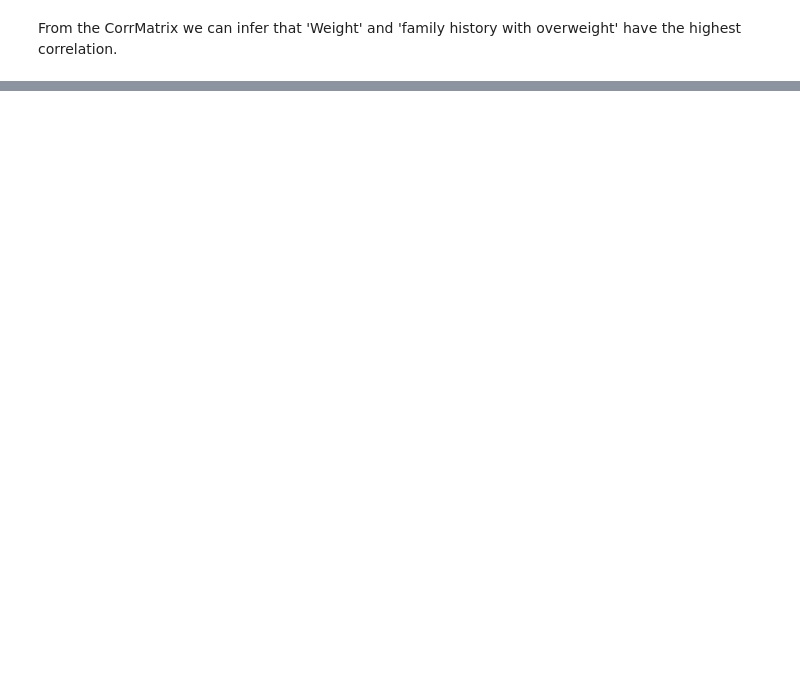
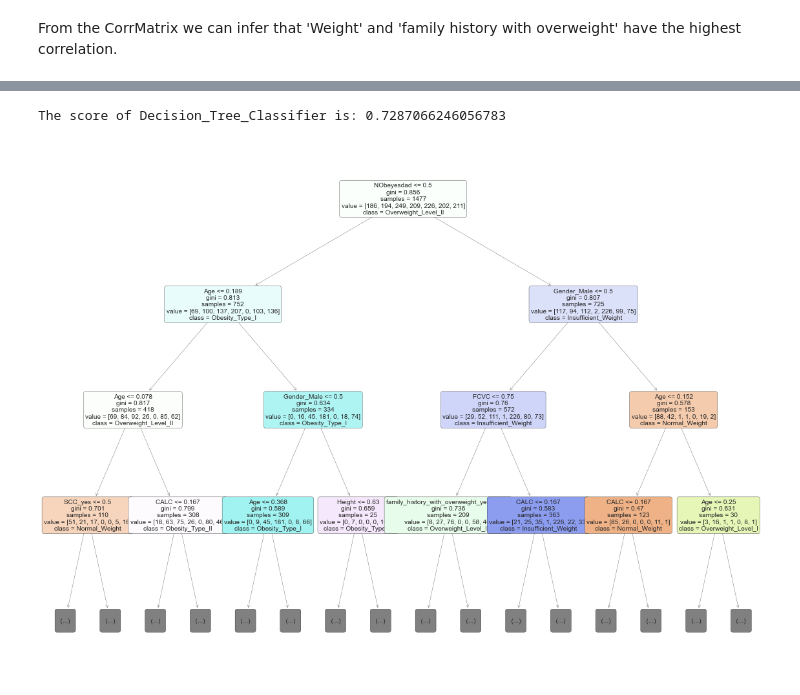
Before and after one commit to NoaAmichai/Obesity-Data-Science-Project, a Jupyter notebook: Obesity.ipynb, the cells around one changed output, grey strips where cells are left out. Drawn from its saved outputs; the diff is of its cells as text; code cells hidden in the pictures; blank space fills up the shorter version.

Commit message:
DummyClassifier & DecisionTreeClassifier

```diff
--- a/Obesity.ipynb
+++ b/Obesity.ipynb
@@ -198,5 +195,8 @@ plt.show()
 # %% [markdown]
 From the CorrMatrix we can infer that 'Weight' and 'family history with overweight'  have the highest correlation.
+# %%
+df_res['NObeyesdad'] = df_res['NObeyesdad'].map({0:'Insufficient_Weight', 1:'Normal_Weight', 2:'Overweight_Level_I' ,
+                                             3:'Overweight_Level_II', 4:'Obesity_Type_I',5:'Obesity_Type_II',6:'Obesity_Type_III'})
 # %%
 # Weight is highly correlated and is directly correlate to the BMI calc used for the target
 # Remove Weight
@@ -209,0 +226,7 @@ X_train, X_test, y_train, y_test = train_test_split(X, y, test_size=0.3, random_
+# %%
+# Before we try real models, we will try a dummyClassifier. we will try to get high score than the dummyModel.
+from sklearn.dummy import DummyClassifier
+dummy_clf = DummyClassifier(strategy="most_frequent", random_state=0)
+dummy_clf.fit(X_train, y_train)
+dummy_clf.predict(X_train)
+print("The DummyClassifier score is:" ,dummy_clf.score(X_test, y_test) )
@@ -209,0 +235,5 @@ X_train, X_test, y_train, y_test = train_test_split(X, y, test_size=0.3, random_
+# %%
+from sklearn.preprocessing import MinMaxScaler
+norm= MinMaxScaler().fit(X_train)
+X_train_norm = norm.transform(X_train)
+X_test_norm = norm.transform(X_test)
@@ -209,0 +246,17 @@ X_train, X_test, y_train, y_test = train_test_split(X, y, test_size=0.3, random_
+# %%
+from sklearn import tree
+from sklearn.tree import plot_tree
+clf = tree.DecisionTreeClassifier()
+clf= clf.fit(X_train_norm, y_train)
+y_pre= clf.predict(X_train_norm)
+print("The score of Decision_Tree_Classifier is:" ,clf.score(X_test_norm, y_test))
+#Some visualization of the model..
+feature_names = df_res.columns
+target_names = df['NObeyesdad'].unique().tolist()
+fig, ax = plt.subplots(figsize=(20, 15))
+tree.plot_tree(clf, fontsize=10,feature_names = feature_names, class_names = target_names,
+         filled = True, rounded = True ,max_depth=3)
+plt.show()
+# %% [output]
+The score of Decision_Tree_Classifier is: 0.7287066246056783
+[figure, added]
```
Also changed, not shown: parts of 11 cells of this notebook.
